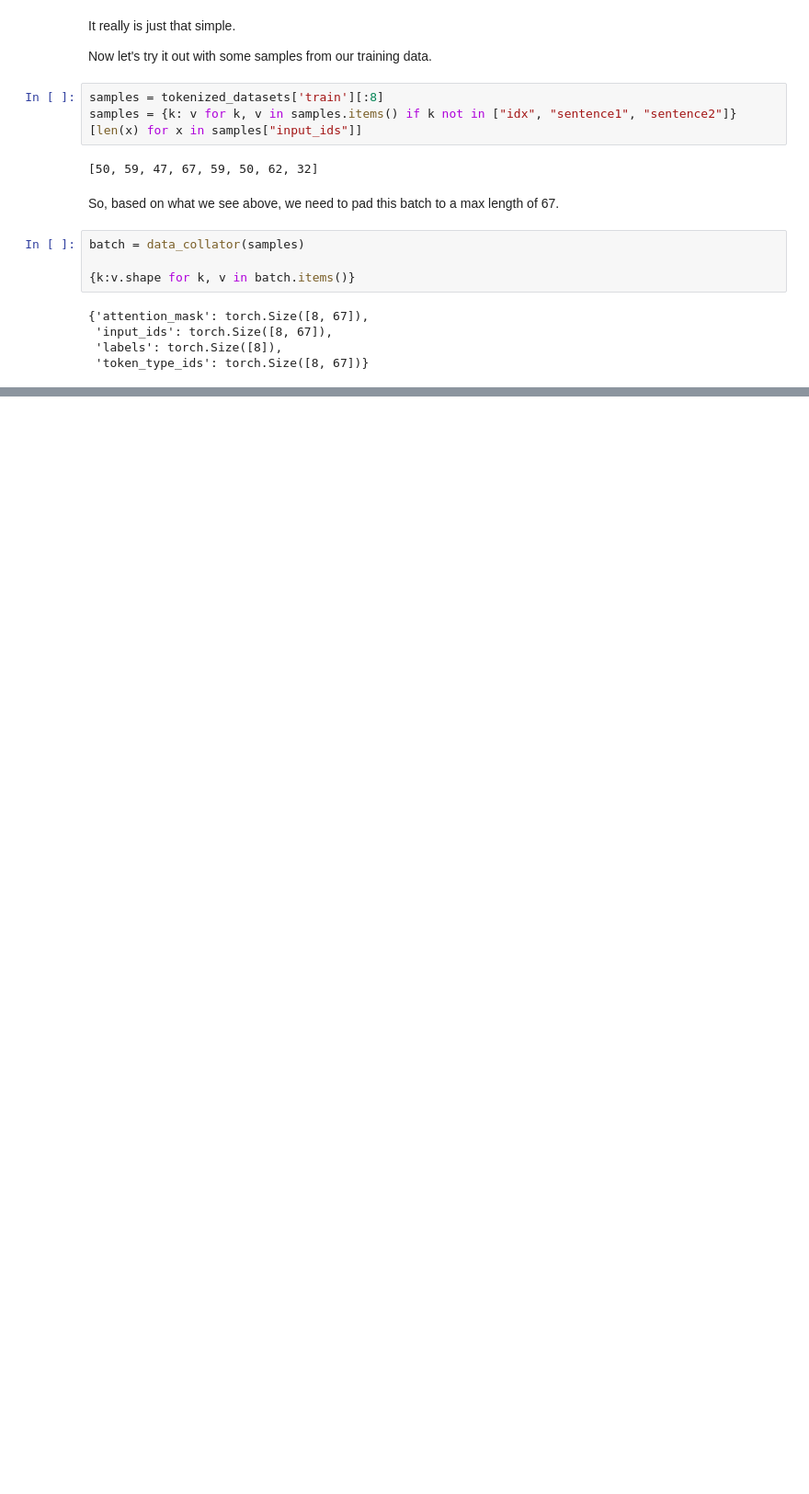
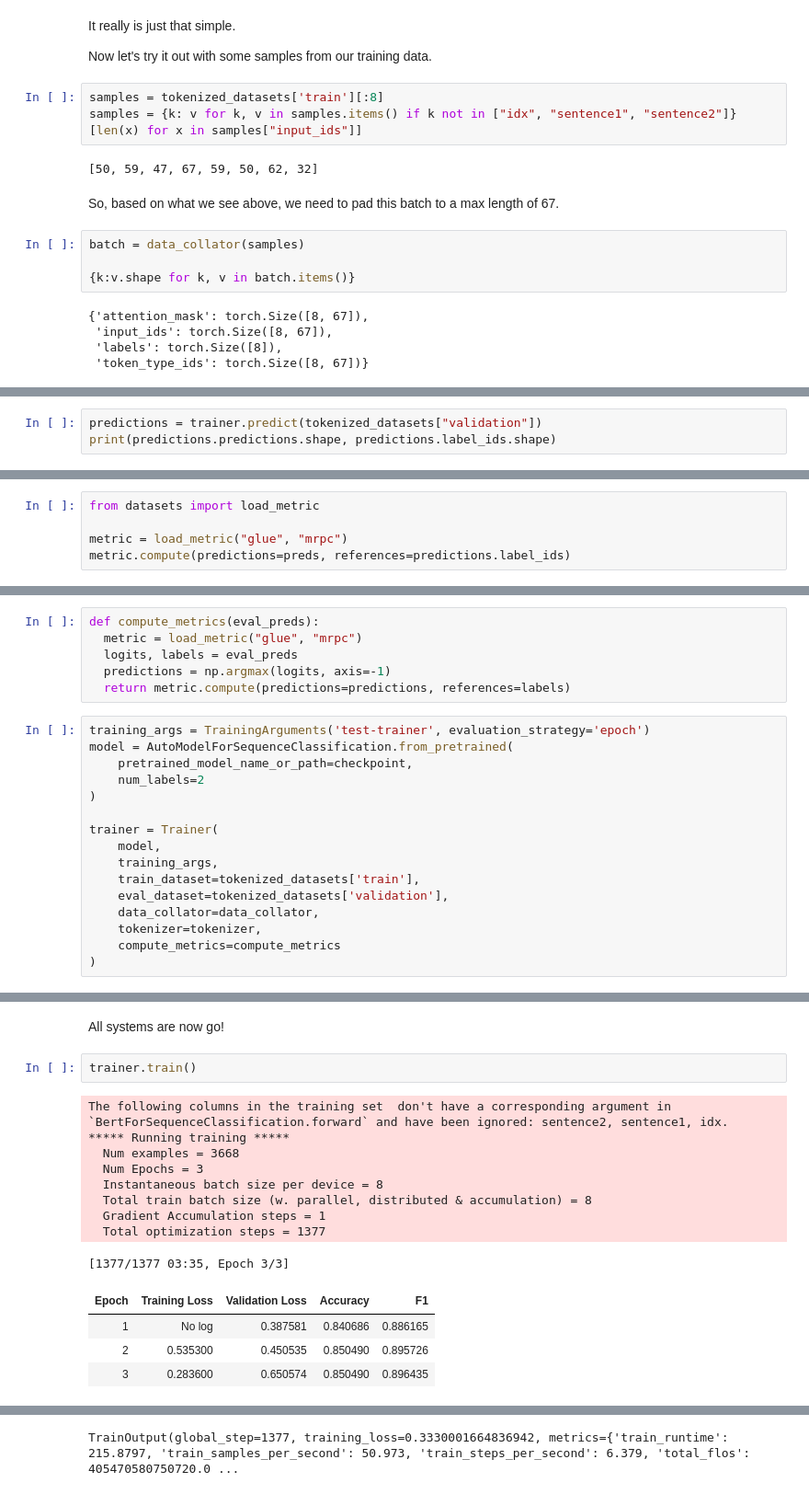
Before and after one commit to educatorsRlearners/hugging_face_course, a Jupyter notebook: 03_fine_tuning_a_pretrained_model.ipynb, the cells around one changed output, grey strips where cells are left out. Shown at 92% size. Saved outputs shown, nothing was run; the diff lists cells and outputs as text; blank space fills up the shorter version.

Commit message:
Completed Fine-tuning a model with the Trainer API

```diff
--- a/03_fine_tuning_a_pretrained_model.ipynb
+++ b/03_fine_tuning_a_pretrained_model.ipynb
@@ -222,0 +333,3 @@ batch = data_collator(samples)
+# %%
+predictions = trainer.predict(tokenized_datasets["validation"])
+print(predictions.predictions.shape, predictions.label_ids.shape)
@@ -222,0 +357,5 @@ batch = data_collator(samples)
+# %%
+from datasets import load_metric
+
+metric = load_metric("glue", "mrpc")
+metric.compute(predictions=preds, references=predictions.label_ids)
@@ -222,0 +366,22 @@ batch = data_collator(samples)
+# %%
+def compute_metrics(eval_preds):
+  metric = load_metric("glue", "mrpc")
+  logits, labels = eval_preds
+  predictions = np.argmax(logits, axis=-1)
+  return metric.compute(predictions=predictions, references=labels)
+# %%
+training_args = TrainingArguments('test-trainer', evaluation_strategy='epoch')
+model = AutoModelForSequenceClassification.from_pretrained(
+    pretrained_model_name_or_path=checkpoint,
+    num_labels=2
+)
+
+trainer = Trainer(
+    model,
+    training_args,
+    train_dataset=tokenized_datasets['train'],
+    eval_dataset=tokenized_datasets['validation'],
+    data_collator=data_collator,
+    tokenizer=tokenizer,
+    compute_metrics=compute_metrics
+)
@@ -222,0 +406,18 @@ batch = data_collator(samples)
+# %% [markdown]
+All systems are now go!
+# %%
+trainer.train()
+# %% [output]
+The following columns in the training set  don't have a corresponding argument in `BertForSequenceClassification.forward` and have been ignored: sentence2, sentence1, idx.
+***** Running training *****
+  Num examples = 3668
+  Num Epochs = 3
+  Instantaneous batch size per device = 8
+  Total train batch size (w. parallel, distributed & accumulation) = 8
+  Gradient Accumulation steps = 1
+  Total optimization steps = 1377
+[1377/1377 03:35, Epoch 3/3]
+| Epoch | Training Loss | Validation Loss | Accuracy | F1 |
+| 1 | No log | 0.387581 | 0.840686 | 0.886165 |
+| 2 | 0.535300 | 0.450535 | 0.850490 | 0.895726 |
+| 3 | 0.283600 | 0.650574 | 0.850490 | 0.896435 |
@@ -223 +441,2 @@ batch = data_collator(samples)
+TrainOutput(global_step=1377, training_loss=0.3330001664836942, metrics={'train_runtime': 215.8797, 'train_samples_per_second': 50.973, 'train_steps_per_second': 6.379, 'total_flos': 405470580750720.0 ...
 # %% [markdown]
```
Also changed, not shown: parts of 26 cells of this notebook.
